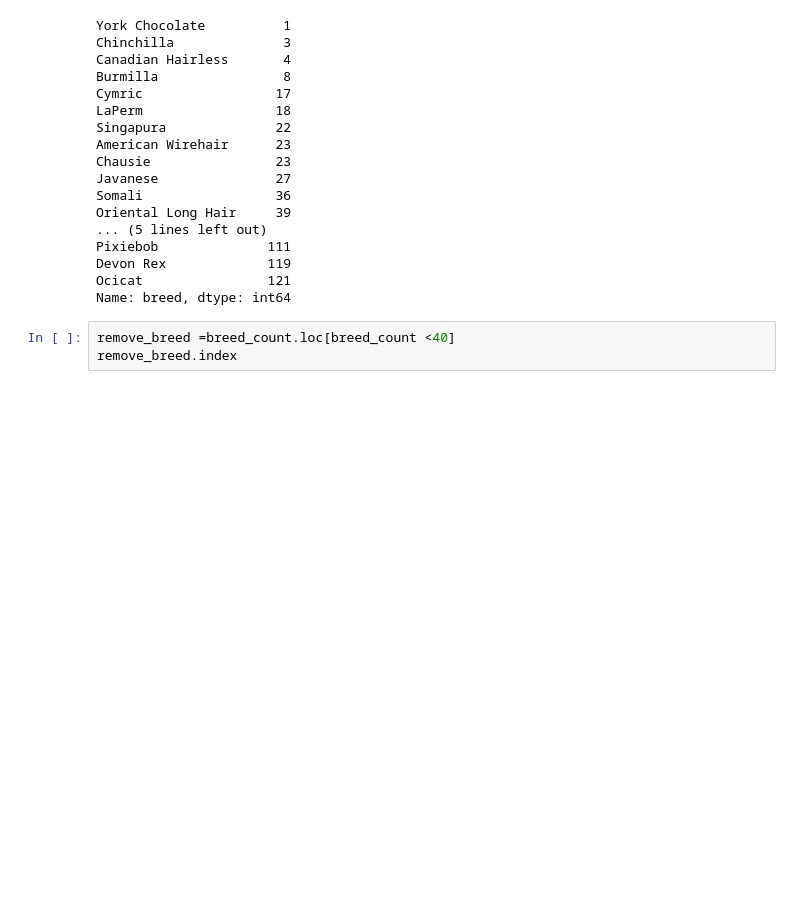
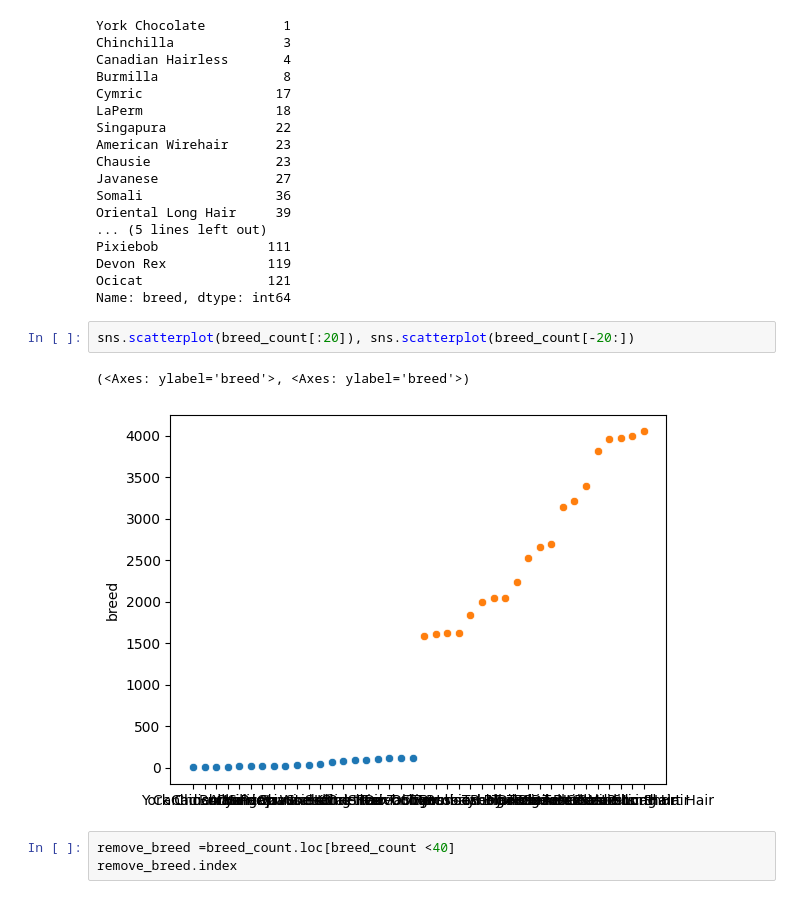
Before and after one commit to 8uydz/ReDi, a Jupyter notebook: final_project.ipynb, the cells around one changed output. Cells and saved outputs as stored; diff of their text form; blank space fills up the shorter version.

Commit message:
add scatter plot

```diff
--- a/final_project.ipynb
+++ b/final_project.ipynb
@@ -62,6 +67,11 @@ Pixiebob              111
 Devon Rex             119
 Ocicat                121
 Name: breed, dtype: int64
+# %%
+sns.scatterplot(breed_count[:20]), sns.scatterplot(breed_count[-20:])
+# %% [output]
+(<Axes: ylabel='breed'>, <Axes: ylabel='breed'>)
+[figure, added]
 # %%
 remove_breed =breed_count.loc[breed_count <40]
 remove_breed.index
```
Also changed, not shown: parts of 3 cells of this notebook.
